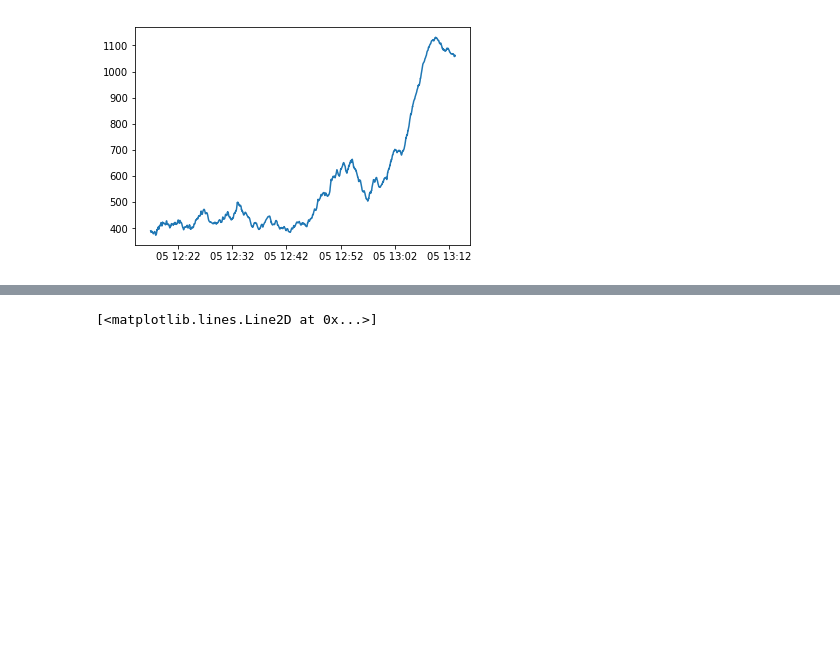
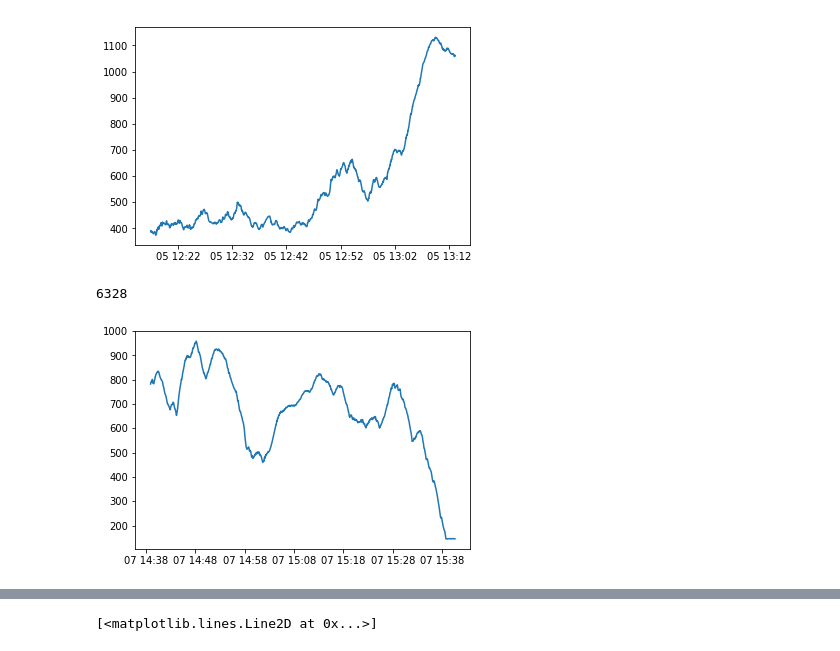
Before and after one commit to Future-Hangglider/hacktrack, a Jupyter notebook: display_function_development.ipynb, the cells around one changed output, grey strips where cells are left out. Cells and saved outputs as stored; diff of their text form; code cells hidden in the pictures; blank space fills up the shorter version.

```diff
--- a/display_function_development.ipynb
+++ b/display_function_development.ipynb
@@ -42,3 +44,11 @@ plt.plot(fd.pQ.alt[fd.ft0:])
 # %% [output]
 [<matplotlib.lines.Line2D at 0x...>]
 [figure]
+# %%
+fdI = loaders.FlyDat("data/longmynd15k.IGC")
+# %%
+k = fdI.pIGC.iloc[4500:]
+plt.plot(k.altb)
+# %% [output]
+6328
+[figure, added]
```
Also changed, not shown: parts of 7 cells of this notebook, 1 other file.
